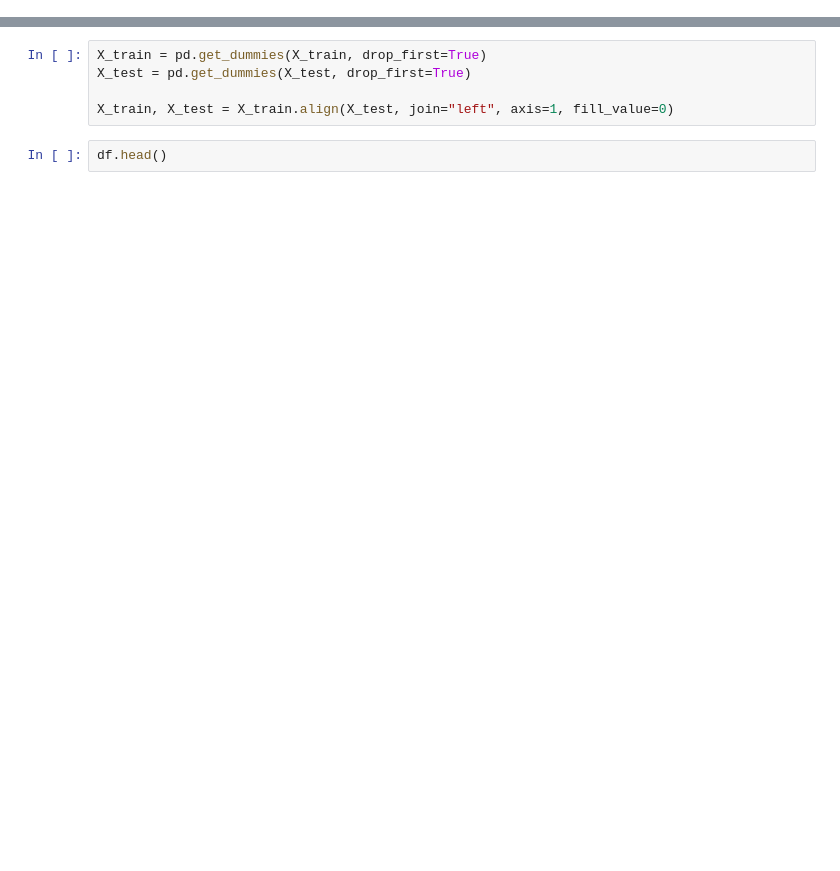
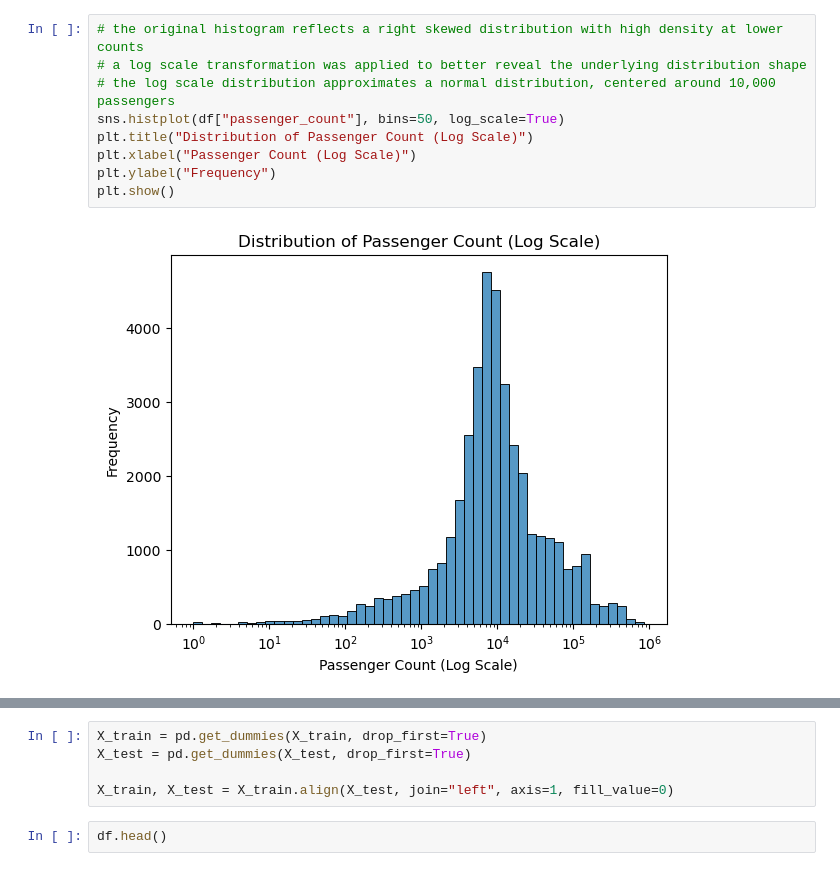
Before and after one commit to andrewhash/air-traffic-data-mining, a Jupyter notebook: air_traffic_analysis.ipynb, the cells around one changed output, grey strips where cells are left out. Saved outputs shown, nothing was run; the diff lists cells and outputs as text; blank space fills up the shorter version.

```diff
--- a/air_traffic_analysis.ipynb
+++ b/air_traffic_analysis.ipynb
@@ -47,0 +154,11 @@ memory usage: 5.1+ MB
+# %%
+# the original histogram reflects a right skewed distribution with high density at lower counts
+# a log scale transformation was applied to better reveal the underlying distribution shape
+# the log scale distribution approximates a normal distribution, centered around 10,000 passengers
+sns.histplot(df["passenger_count"], bins=50, log_scale=True)
+plt.title("Distribution of Passenger Count (Log Scale)")
+plt.xlabel("Passenger Count (Log Scale)")
+plt.ylabel("Frequency")
+plt.show()
+# %% [output]
+[figure, added]
```
Also changed, not shown: parts of 31 cells of this notebook.
